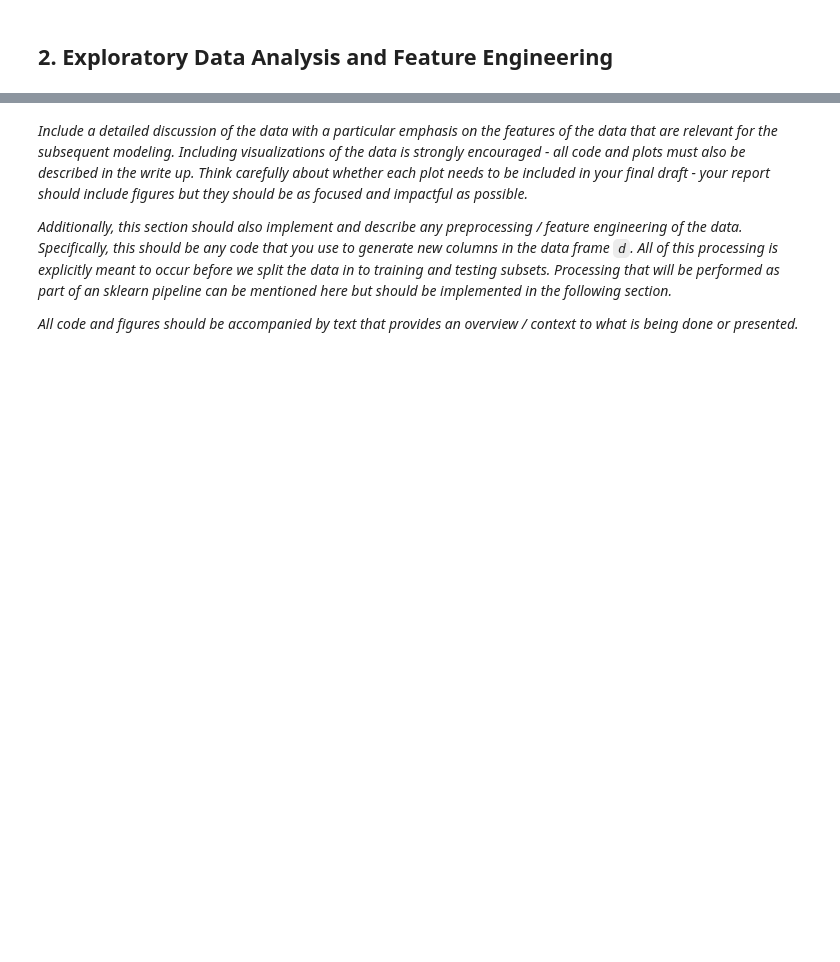
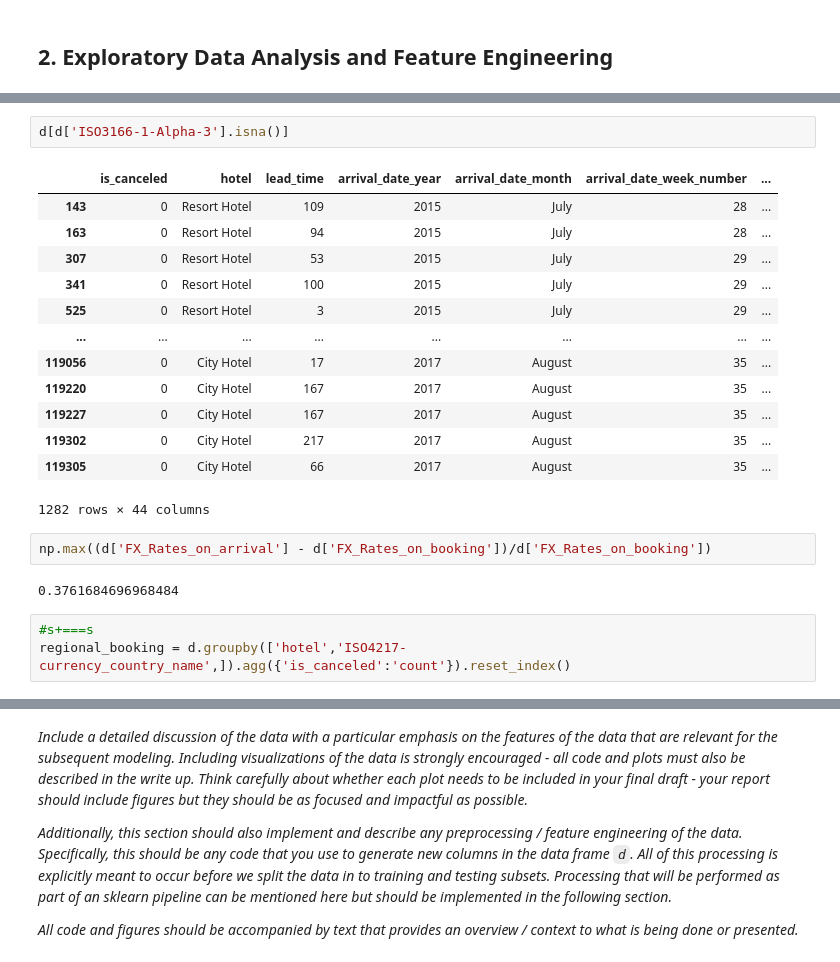
Before and after one commit to s2133934/ML_Project_2, a Jupyter notebook: proj2.ipynb, the cells around one changed output, grey strips where cells are left out. Saved outputs shown, nothing was run; the diff lists cells and outputs as text; blank space fills up the shorter version.

```diff
--- a/proj2.ipynb
+++ b/proj2.ipynb
@@ -42,0 +276,23 @@ d = pd.read_csv("hotel.csv")
+# %%
+d[d['ISO3166-1-Alpha-3'].isna()]
+# %% [output]
+|  | is_canceled | hotel | lead_time | arrival_date_year | arrival_date_month | arrival_date_week_number | ... |
+| 143 | 0 | Resort Hotel | 109 | 2015 | July | 28 | ... |
+| 163 | 0 | Resort Hotel | 94 | 2015 | July | 28 | ... |
+| 307 | 0 | Resort Hotel | 53 | 2015 | July | 29 | ... |
+| 341 | 0 | Resort Hotel | 100 | 2015 | July | 29 | ... |
+| 525 | 0 | Resort Hotel | 3 | 2015 | July | 29 | ... |
+| ... | ... | ... | ... | ... | ... | ... | ... |
+| 119056 | 0 | City Hotel | 17 | 2017 | August | 35 | ... |
+| 119220 | 0 | City Hotel | 167 | 2017 | August | 35 | ... |
+| 119227 | 0 | City Hotel | 167 | 2017 | August | 35 | ... |
+| 119302 | 0 | City Hotel | 217 | 2017 | August | 35 | ... |
+| 119305 | 0 | City Hotel | 66 | 2017 | August | 35 | ... |
+1282 rows × 44 columns
+# %%
+np.max((d['FX_Rates_on_arrival'] - d['FX_Rates_on_booking'])/d['FX_Rates_on_booking'])
+# %% [output]
+0.3761684696968484
+# %%
+#s+===s
+regional_booking = d.groupby(['hotel','ISO4217-currency_country_name',]).agg({'is_canceled':'count'}).reset_index()
```
Also changed, not shown: parts of 41 cells of this notebook, 10 other files.
